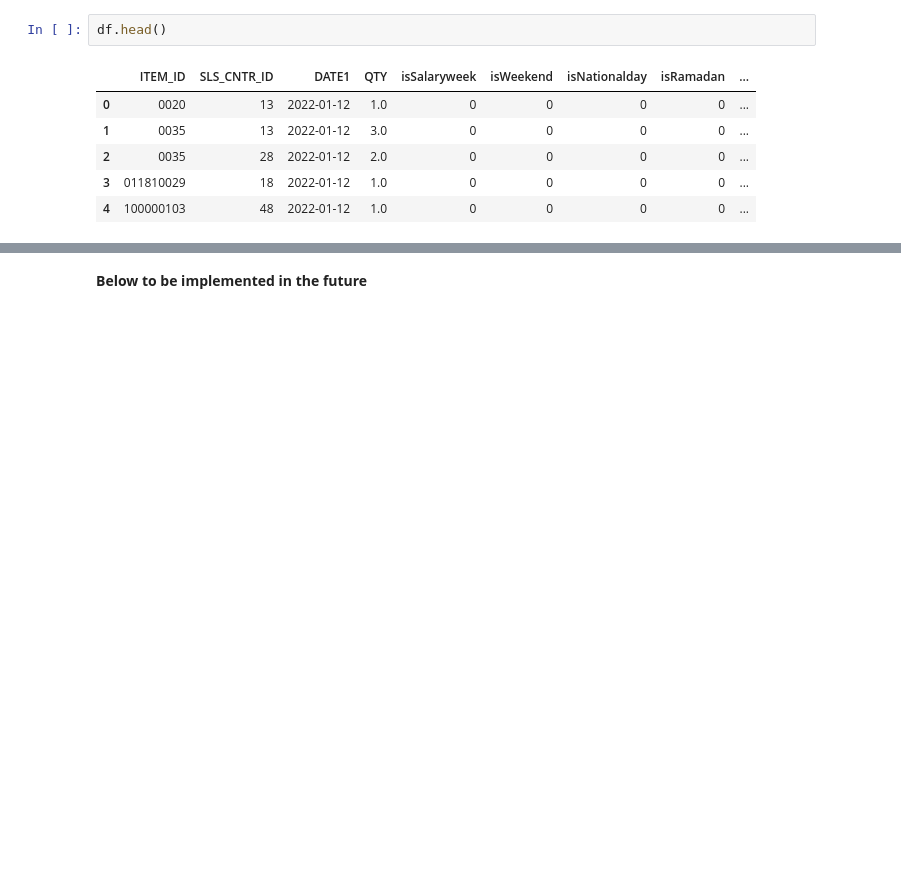
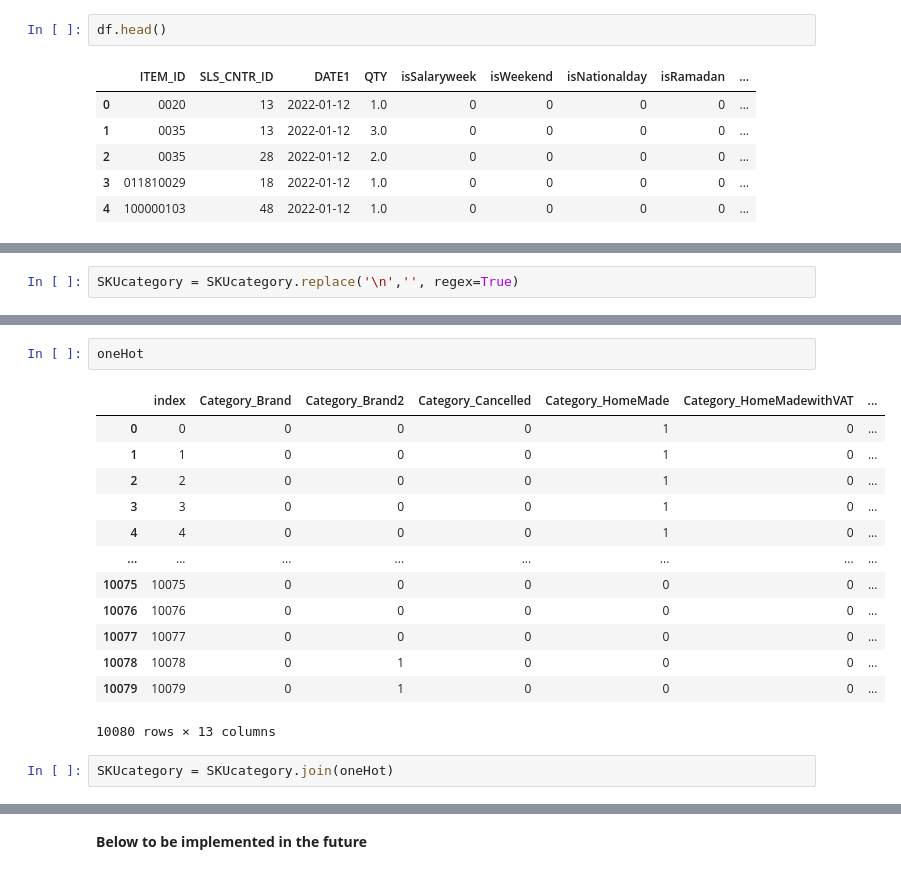
Before and after one commit to hajsf/Time-Series-Forecast, a Jupyter notebook: 04_DefineFeatures.ipynb, the cells around one changed output, grey strips where cells are left out. Cells and saved outputs as stored; diff of their text form; blank space fills up the shorter version.

```diff
--- a/04_DefineFeatures.ipynb
+++ b/04_DefineFeatures.ipynb
@@ -206,0 +314,2 @@ df.head()
+# %%
+SKUcategory = SKUcategory.replace('\n','', regex=True)
@@ -206,0 +357,18 @@ df.head()
+# %%
+oneHot
+# %% [output]
+|  | index | Category_Brand | Category_Brand2 | Category_Cancelled | Category_HomeMade | Category_HomeMadewithVAT | ... |
+| 0 | 0 | 0 | 0 | 0 | 1 | 0 | ... |
+| 1 | 1 | 0 | 0 | 0 | 1 | 0 | ... |
+| 2 | 2 | 0 | 0 | 0 | 1 | 0 | ... |
+| 3 | 3 | 0 | 0 | 0 | 1 | 0 | ... |
+| 4 | 4 | 0 | 0 | 0 | 1 | 0 | ... |
+| ... | ... | ... | ... | ... | ... | ... | ... |
+| 10075 | 10075 | 0 | 0 | 0 | 0 | 0 | ... |
+| 10076 | 10076 | 0 | 0 | 0 | 0 | 0 | ... |
+| 10077 | 10077 | 0 | 0 | 0 | 0 | 0 | ... |
+| 10078 | 10078 | 0 | 1 | 0 | 0 | 0 | ... |
+| 10079 | 10079 | 0 | 1 | 0 | 0 | 0 | ... |
+10080 rows × 13 columns
+# %%
+SKUcategory = SKUcategory.join(oneHot)
```
Also changed, not shown: parts of 48 cells of this notebook.
